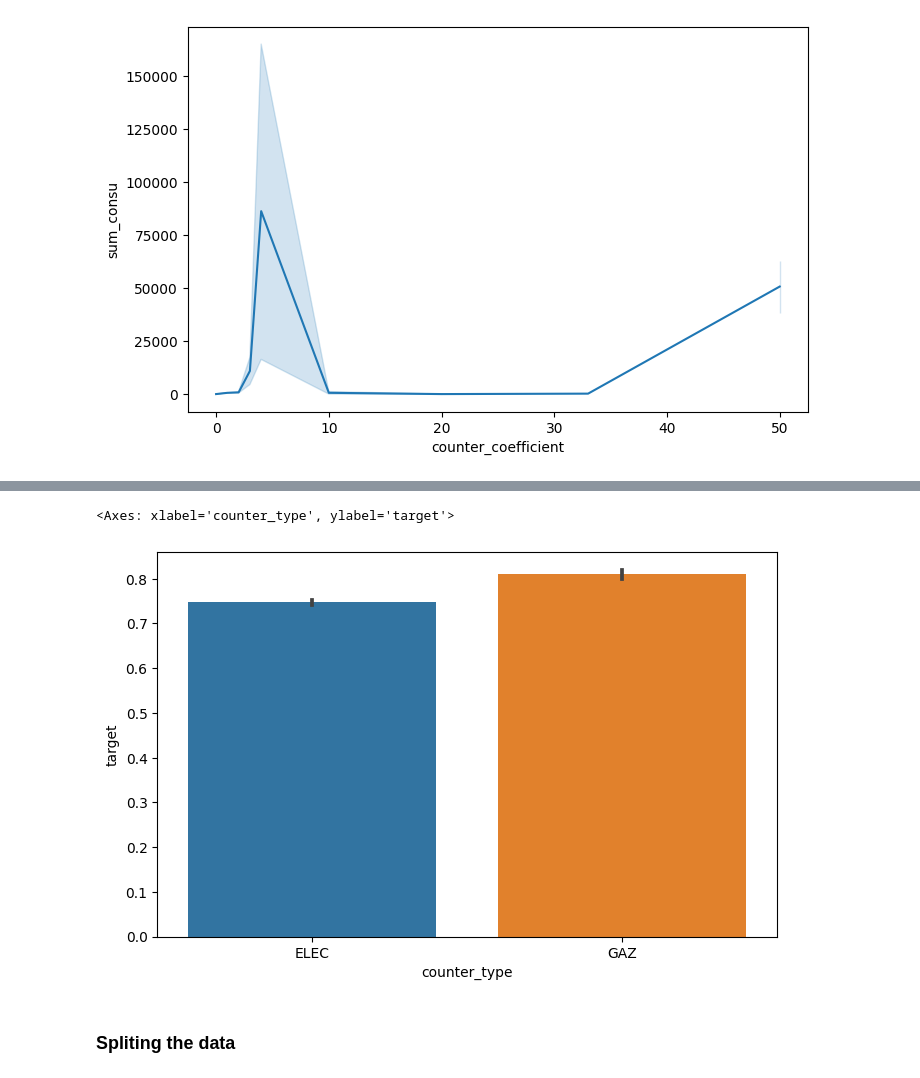
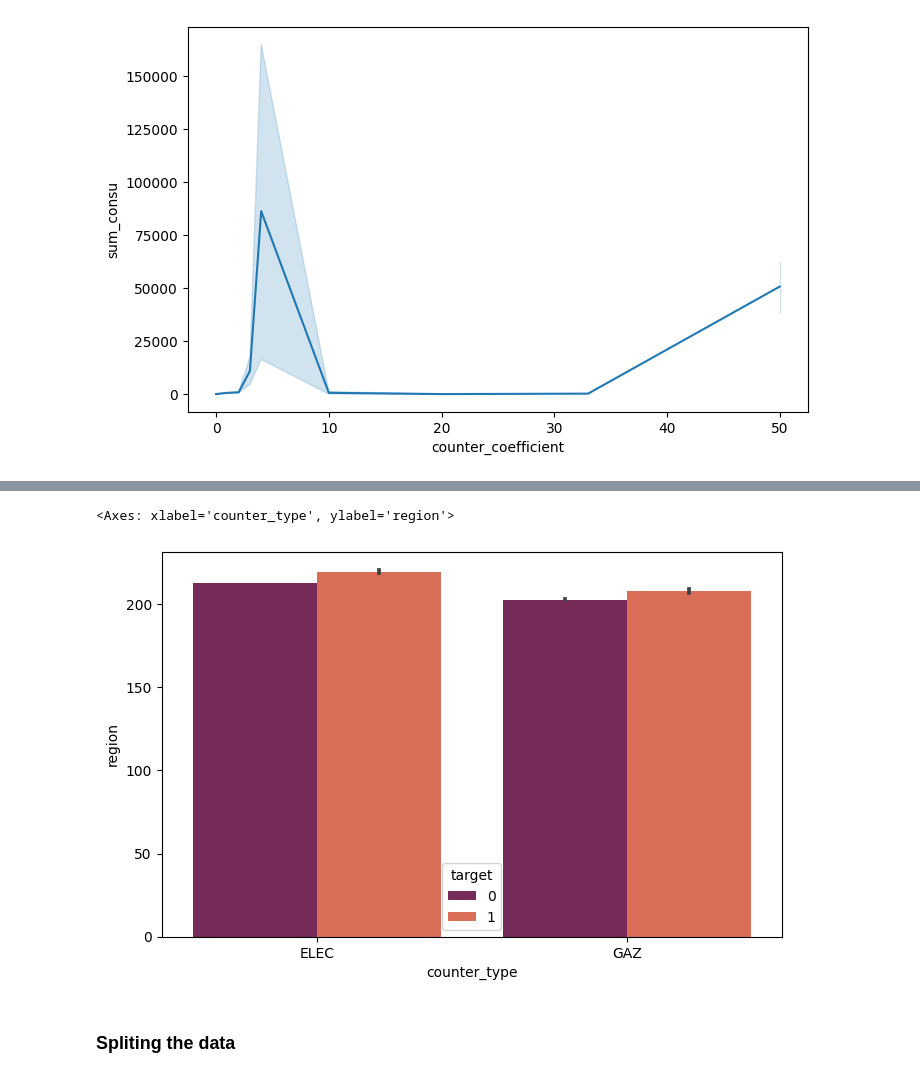
Before and after one commit to barbarattorres/ML-Frauddetection, a Jupyter notebook: GROUP_Day_01_EDA.ipynb, the cells around one changed output, grey strips where cells are left out. Saved outputs shown, nothing was run; the diff lists cells and outputs as text; code cells hidden in the pictures.

```diff
--- a/GROUP_Day_01_EDA.ipynb
+++ b/GROUP_Day_01_EDA.ipynb
@@ -229,8 +255,8 @@ sns.barplot(data=df_fraud_dummy, x="target", y="")
 # %%
-sns.barplot(data=df_fraud, x="counter_type", y="target")
+sns.barplot(x=df_fraud.counter_type, y=df_fraud.client_region,hue= df_fraud_dummy.target, palette="rocket")
 # %% [output]
-<Axes: xlabel='counter_type', ylabel='target'>
+<Axes: xlabel='counter_type', ylabel='region'>
-[figure, old version]
+[figure, new version]
 # %% [markdown]
 ### Spliting the data
 # %%
```
Also changed, not shown: parts of 13 cells of this notebook, 7 other files.
